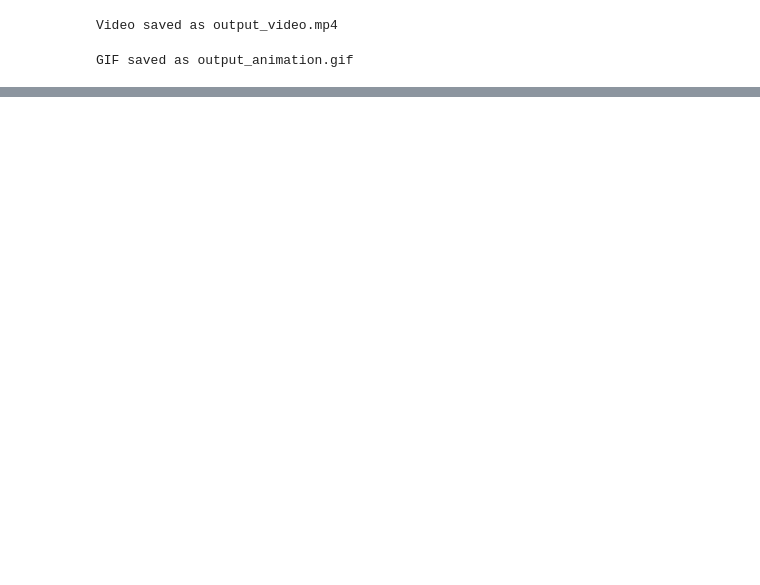
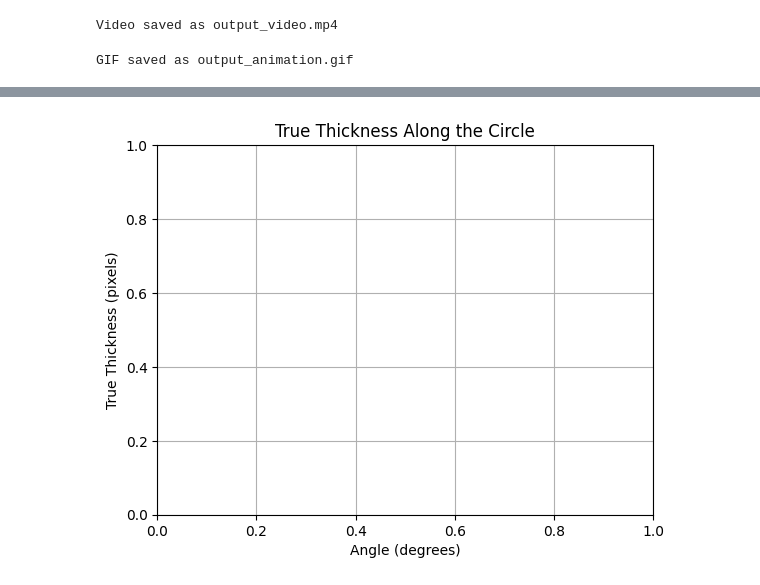
Before and after one commit to tsak1998/pronuclei_extraction, a Jupyter notebook: cellforge/segmentation/extract_masks.ipynb, the cells around one changed output, grey strips where cells are left out. Saved outputs shown, nothing was run; the diff lists cells and outputs as text; code cells hidden in the pictures; blank space fills up the shorter version.

```diff
--- a/cellforge/segmentation/extract_masks.ipynb
+++ b/cellforge/segmentation/extract_masks.ipynb
@@ -173,0 +237,15 @@ images[-10]
+# %%
+def calculate_radiuses(x_coords, y_coords):
+    # Calculate the distances of all white boundary pixels from the circle center
+    distances = np.sqrt((x_coords - xc)**2 + (y_coords - yc)**2)
+
+    # Find the "true" outer radius based on the maximal distances (fullest thickness)
+    outer_radius = np.max(distances)
+    inner_radius = outer_radius - np.max(distances - radius)
+
+    # Compute the thickness as the difference
+    thickness_values = distances - radius  # Thickness at each point
+    thickness_mean = np.mean(thickness_values[thickness_values > 0])  # Exclude artifacts (negative values)
+    thickness_variance = np.var(thickness_values[thickness_values > 0])
+
+    return outer_radius, inner_radius, thickness_mean, thickness_variance
@@ -173,0 +257,51 @@ images[-10]
+# %%
+# Define the angular intervals for measuring thickness
+import numpy as np
+angles = np.linspace(0, 2 * np.pi, 60)  # 360 angular intervals
+mean_thicknesses = []
+for i in range(100,299):
+    thicknesses = []
+    binary = binary_mask[i,0]
+
+    y_coords, x_coords = np.where(binary == 255)
+
+    outer_radius, inner_radius, thickness_mean, thickness_variance = calculate_radiuses(x_coords, y_coords)
+    # Iterate over each angle and calculate true thickness
+    for angle in angles:
+        # Compute ray endpoints based on the angle
+        ray_x = int(xc + outer_radius * np.cos(angle))
+        ray_y = int(yc + outer_radius * np.sin(angle))
+
+        # Traverse along the ray to find outer and inner boundary points
+        points_on_ray = []
+        for t in np.linspace(0, outer_radius, 500):
+            x = int(xc + t * np.cos(angle))
+            y = int(yc + t * np.sin(angle))
+            if 0 <= x < binary.shape[1] and 0 <= y < binary.shape[0]:
+                if binary[y, x] == 255:
+                    points_on_ray.append((x, y))
+
+        # If points are found, calculate distances to the center
+        if len(points_on_ray) > 1:
+            distances = [np.sqrt((px - xc)**2 + (py - yc)**2) for px, py in points_on_ray]
+            thickness = max(distances) - min(distances)  # True thickness
+            thicknesses.append(thickness)
+        else:
+            thicknesses.append(0)
+
+
+    mean_thicknesses.append((np.mean(thicknesses), np.std(thicknesses)))
+    # Convert angles to degrees for plotting
+    angles_deg = np.degrees(angles)
+
+    # Plot the thickness profile
+    # plt.figure(figsize=(8, 4))
+    # plt.plot(angles_deg, thicknesses)
+
+plt.xlabel("Angle (degrees)")
+plt.ylabel("True Thickness (pixels)")
+plt.title("True Thickness Along the Circle")
+plt.grid(True)
+plt.show()
+# %% [output]
+[figure, added]
```
Also changed, not shown: parts of 18 cells of this notebook, 5 other files.
